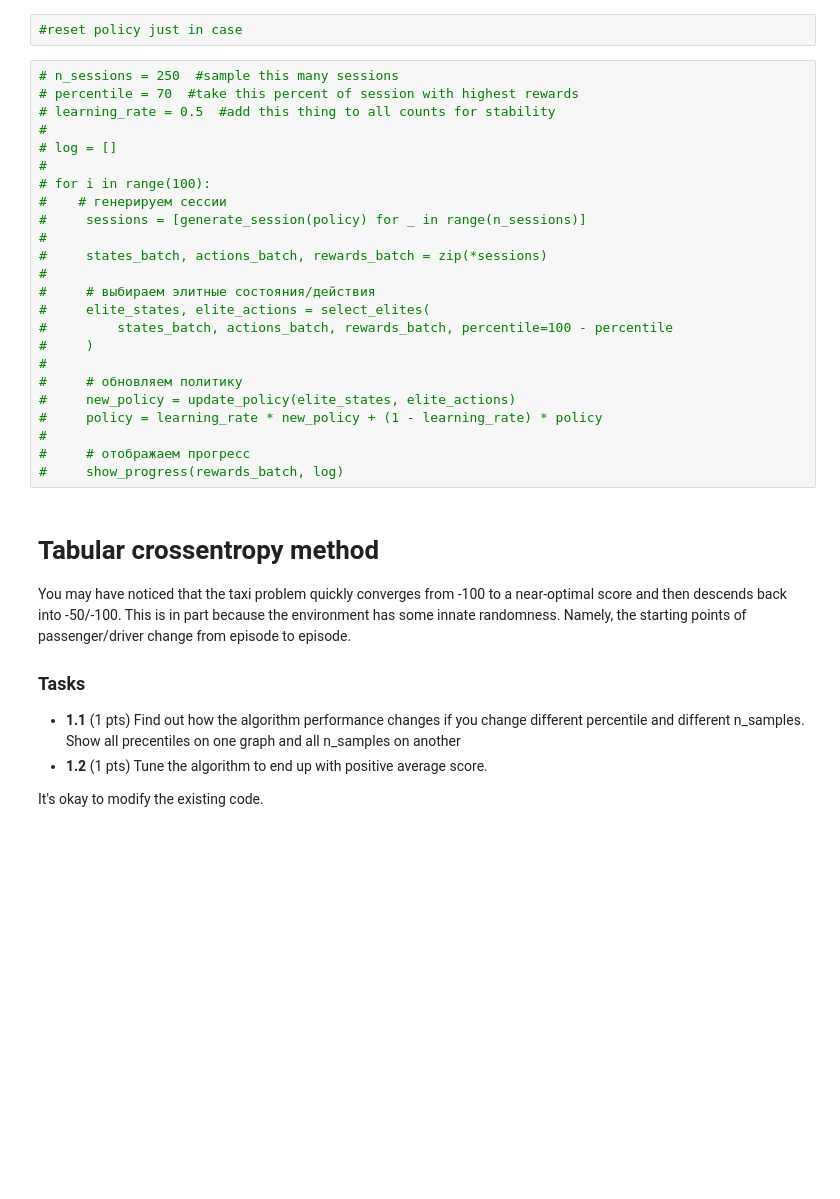
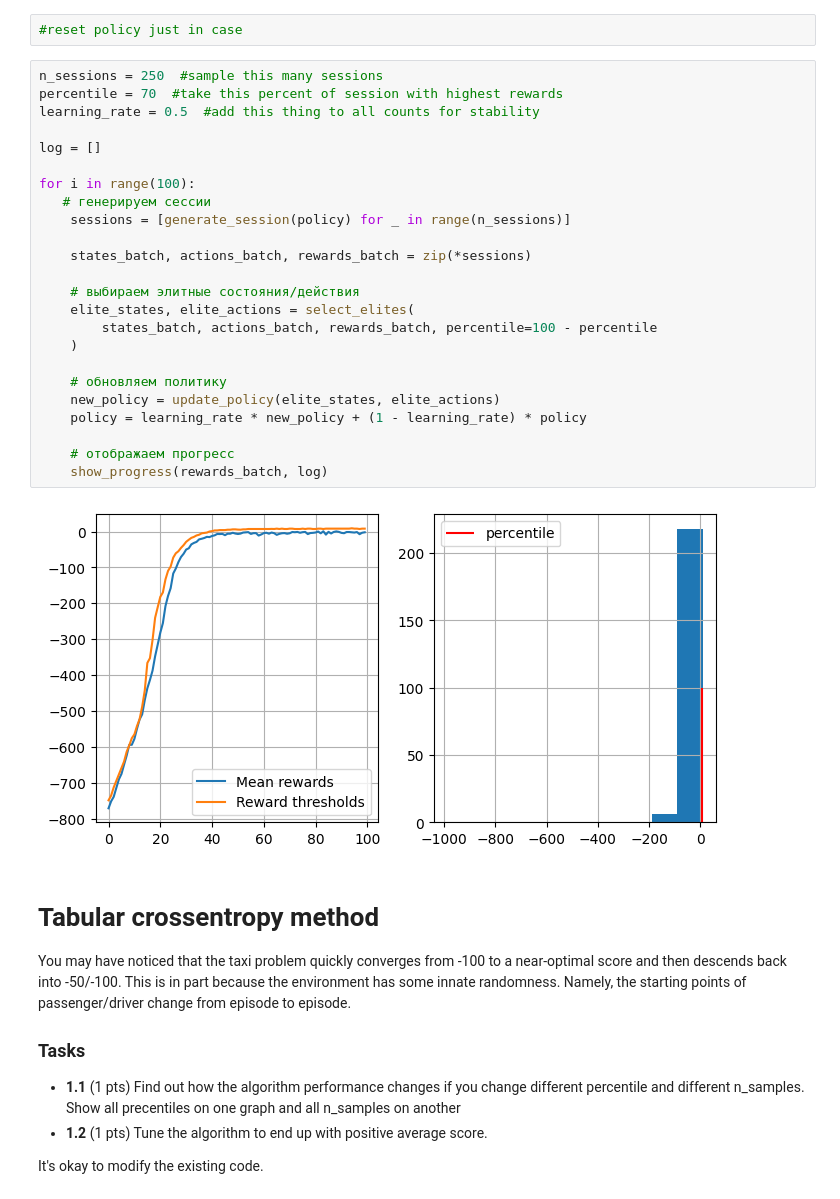
Before and after one commit to MaxKholodov1/AESC_ML_11, a Jupyter notebook: Task3/crossentropy_method_practice_easy.ipynb, the cells around one changed output. Drawn from its saved outputs; the diff is of its cells as text; blank space fills up the shorter version.

```diff
--- a/Task3/crossentropy_method_practice_easy.ipynb
+++ b/Task3/crossentropy_method_practice_easy.ipynb
@@ -257,29 +257,31 @@ def show_progress(rewards_batch,log, reward_range=[-990,+10]):
 # %%
 #reset policy just in case
 # %%
-# n_sessions = 250  #sample this many sessions
-# percentile = 70  #take this percent of session with highest rewards
-# learning_rate = 0.5  #add this thing to all counts for stability
-#
-# log = []
-#
-# for i in range(100):
-#    # генерируем сессии
-#     sessions = [generate_session(policy) for _ in range(n_sessions)]
-#
-#     states_batch, actions_batch, rewards_batch = zip(*sessions)
-#
-#     # выбираем элитные состояния/действия
-#     elite_states, elite_actions = select_elites(
-#         states_batch, actions_batch, rewards_batch, percentile=100 - percentile
-#     )
-#
-#     # обновляем политику
-#     new_policy = update_policy(elite_states, elite_actions)
-#     policy = learning_rate * new_policy + (1 - learning_rate) * policy
-#
-#     # отображаем прогресс
-#     show_progress(rewards_batch, log)
+n_sessions = 250  #sample this many sessions
+percentile = 70  #take this percent of session with highest rewards
+learning_rate = 0.5  #add this thing to all counts for stability
+
+log = []
+
+for i in range(100):
+   # генерируем сессии
+    sessions = [generate_session(policy) for _ in range(n_sessions)]
+
+    states_batch, actions_batch, rewards_batch = zip(*sessions)
+
+    # выбираем элитные состояния/действия
+    elite_states, elite_actions = select_elites(
+        states_batch, actions_batch, rewards_batch, percentile=100 - percentile
+    )
+
+    # обновляем политику
+    new_policy = update_policy(elite_states, elite_actions)
+    policy = learning_rate * new_policy + (1 - learning_rate) * policy
+
+    # отображаем прогресс
+    show_progress(rewards_batch, log)
+# %% [output]
+[figure, added]
 # %% [markdown]
 # Tabular crossentropy method
 
```
Also changed, not shown: parts of 7 cells of this notebook.
